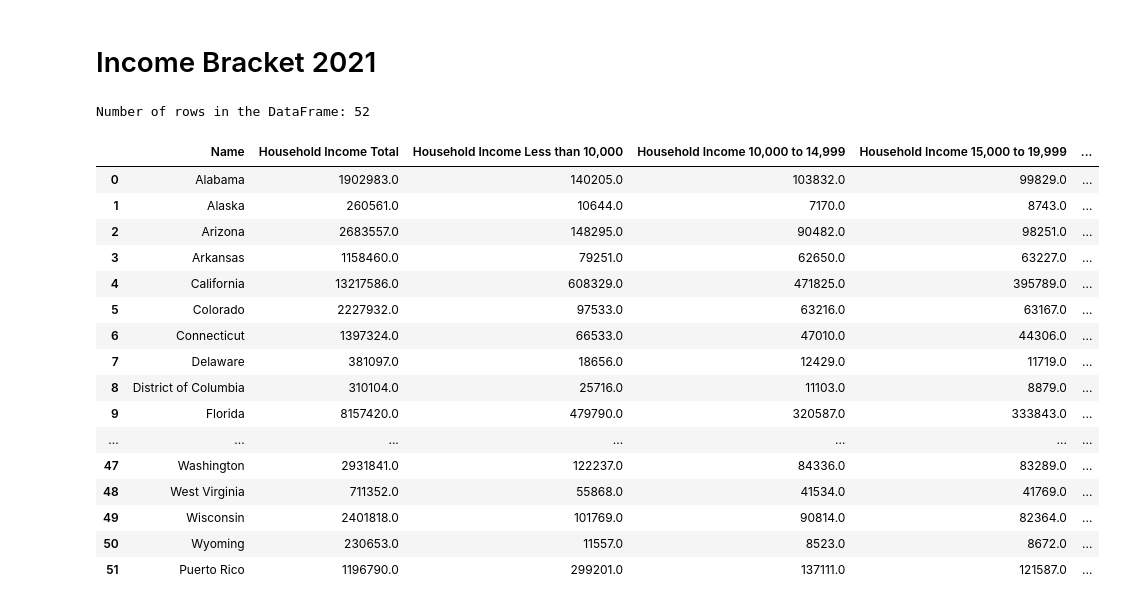
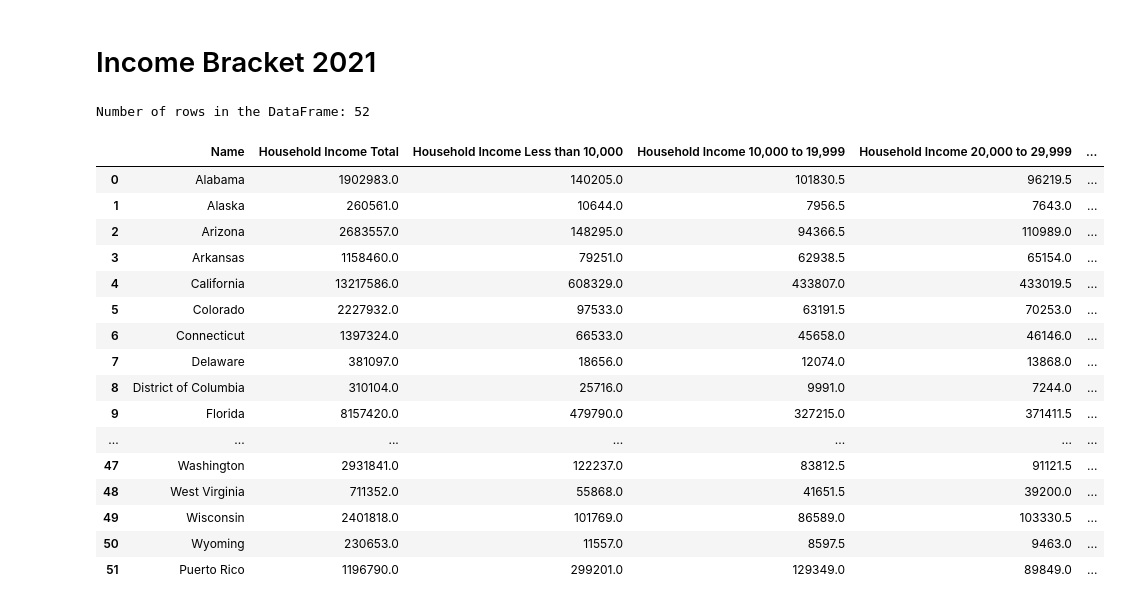
Before and after one commit to aalafa/group-project-1, a Jupyter notebook: Housing and Income Data/Income_Bracket_2021.ipynb, the cells around one changed output. Cells and saved outputs as stored; diff of their text form; code cells hidden in the pictures.

```diff
--- a/Housing and Income Data/Income_Bracket_2021.ipynb
+++ b/Housing and Income Data/Income_Bracket_2021.ipynb
@@ -16,7 +16,7 @@ c = Census(
     year = 2021
 )
 # %%
-# Run Census Search to retrieve data on all zip codes (2013 ACS5 Census)
+# Run Census Search to retrieve data on all states (2021 ACS5 Census)
 census_data = c.acs5.get(
     (
         "NAME",
@@ -63,57 +63,56 @@ census_pd = census_pd.rename(
         "B19001_014E": "Household Income 100,000 to 124,999",
         "B19001_015E": "Household Income 125,000 to 149,999",
         "B19001_016E": "Household Income 150,000 to 199,999",
         "B19001_017E": "Household Income 200,000 or more",
         "NAME": "Name"
     }
 )
 
-# Add a Poverty Rate column (Poverty Count / Population)
-#census_pd["Poverty Rate"] = 100 * census_pd["Poverty Count"].astype(int) / census_pd["Population"].astype(int)
+# Combine two Income Brackets to one column column
+census_pd["Household Income 10,000 to 19,999"] = (census_pd["Household Income 10,000 to 14,999"] + census_pd["Household Income 15,000 to 19,999"]) / 2
+census_pd["Household Income 20,000 to 29,999"] = (census_pd["Household Income 20,000 to 24,999"] + census_pd["Household Income 25,000 to 29,999"]) / 2
+census_pd["Household Income 30,000 to 39,999"] = (census_pd["Household Income 30,000 to 34,999"] + census_pd["Household Income 35,000 to 39,999"]) / 2
+census_pd["Household Income 40,000 to 49,999"] = (census_pd["Household Income 40,000 to 44,999"] + census_pd["Household Income 45,000 to 49,999"]) / 2
 
 # Configure the final DataFrame
 census_pd = census_pd[
     [
         "Name",
         "Household Income Total",
         "Household Income Less than 10,000",
-        "Household Income 10,000 to 14,999",
-        "Household Income 15,000 to 19,999",
-        "Household Income 20,000 to 24,999",
-        "Household Income 25,000 to 29,999",
-        "Household Income 30,000 to 34,999",
-        "Household Income 35,000 to 39,999",
-        "Household Income 40,000 to 44,999",
-        "Household Income 45,000 to 49,999",
+        "Household Income 10,000 to 19,999",
+        "Household Income 20,000 to 29,999",
+        "Household Income 30,000 to 39,999",
+        "Household Income 40,000 to 49,999",
         "Household Income 50,000 to 59,999",
         "Household Income 60,000 to 74,999",
         "Household Income 75,000 to 99,999",
         "Household Income 100,000 to 124,999",
         "Household Income 125,000 to 149,999",
         "Household Income 150,000 to 199,999",
         "Household Income 200,000 or more"
     ]
 ]
 
 # Display DataFrame length and sample data
 print(f"Number of rows in the DataFrame: {len(census_pd)}")
 census_pd
 # %% [output]
 Number of rows in the DataFrame: 52
-|  | Name | Household Income Total | Household Income Less than 10,000 | Household Income 10,000 to 14,999 | Household Income 15,000 to 19,999 | ... |
-| 0 | Alabama | 1902983.0 | 140205.0 | 103832.0 | 99829.0 | ... |
-| 1 | Alaska | 260561.0 | 10644.0 | 7170.0 | 8743.0 | ... |
-| 2 | Arizona | 2683557.0 | 148295.0 | 90482.0 | 98251.0 | ... |
-| 3 | Arkansas | 1158460.0 | 79251.0 | 62650.0 | 63227.0 | ... |
-| 4 | California | 13217586.0 | 608329.0 | 471825.0 | 395789.0 | ... |
-| 5 | Colorado | 2227932.0 | 97533.0 | 63216.0 | 63167.0 | ... |
-| 6 | Connecticut | 1397324.0 | 66533.0 | 47010.0 | 44306.0 | ... |
-| 7 | Delaware | 381097.0 | 18656.0 | 12429.0 | 11719.0 | ... |
-| 8 | District of Columbia | 310104.0 | 25716.0 | 11103.0 | 8879.0 | ... |
-| 9 | Florida | 8157420.0 | 479790.0 | 320587.0 | 333843.0 | ... |
+|  | Name | Household Income Total | Household Income Less than 10,000 | Household Income 10,000 to 19,999 | Household Income 20,000 to 29,999 | ... |
+| 0 | Alabama | 1902983.0 | 140205.0 | 101830.5 | 96219.5 | ... |
+| 1 | Alaska | 260561.0 | 10644.0 | 7956.5 | 7643.0 | ... |
+| 2 | Arizona | 2683557.0 | 148295.0 | 94366.5 | 110989.0 | ... |
+| 3 | Arkansas | 1158460.0 | 79251.0 | 62938.5 | 65154.0 | ... |
+| 4 | California | 13217586.0 | 608329.0 | 433807.0 | 433019.5 | ... |
+| 5 | Colorado | 2227932.0 | 97533.0 | 63191.5 | 70253.0 | ... |
+| 6 | Connecticut | 1397324.0 | 66533.0 | 45658.0 | 46146.0 | ... |
+| 7 | Delaware | 381097.0 | 18656.0 | 12074.0 | 13868.0 | ... |
+| 8 | District of Columbia | 310104.0 | 25716.0 | 9991.0 | 7244.0 | ... |
+| 9 | Florida | 8157420.0 | 479790.0 | 327215.0 | 371411.5 | ... |
 | ... | ... | ... | ... | ... | ... | ... |
-| 47 | Washington | 2931841.0 | 122237.0 | 84336.0 | 83289.0 | ... |
-| 48 | West Virginia | 711352.0 | 55868.0 | 41534.0 | 41769.0 | ... |
-| 49 | Wisconsin | 2401818.0 | 101769.0 | 90814.0 | 82364.0 | ... |
-| 50 | Wyoming | 230653.0 | 11557.0 | 8523.0 | 8672.0 | ... |
-| 51 | Puerto Rico | 1196790.0 | 299201.0 | 137111.0 | 121587.0 | ... |
+| 47 | Washington | 2931841.0 | 122237.0 | 83812.5 | 91121.5 | ... |
+| 48 | West Virginia | 711352.0 | 55868.0 | 41651.5 | 39200.0 | ... |
+| 49 | Wisconsin | 2401818.0 | 101769.0 | 86589.0 | 103330.5 | ... |
+| 50 | Wyoming | 230653.0 | 11557.0 | 8597.5 | 9463.0 | ... |
+| 51 | Puerto Rico | 1196790.0 | 299201.0 | 129349.0 | 89849.0 | ... |
```
Also changed, not shown: 11 other files.
